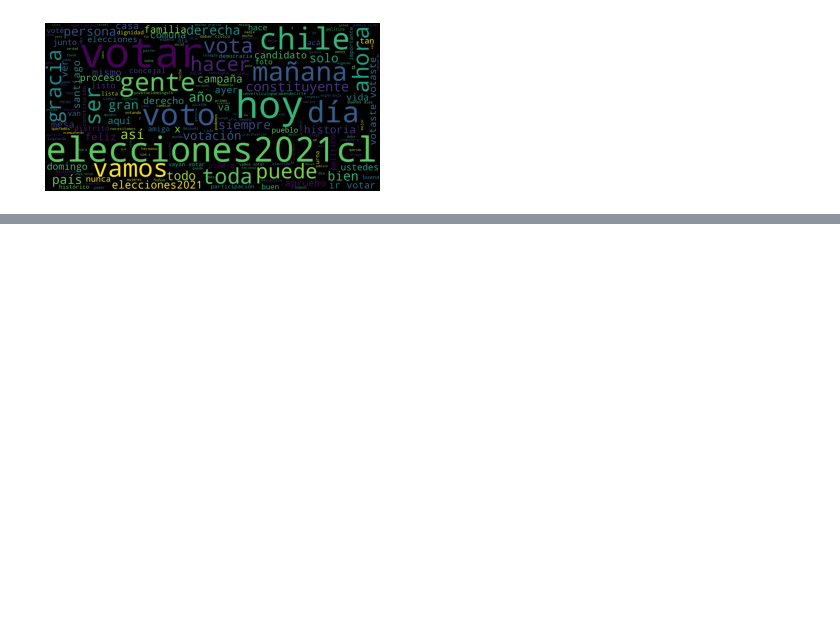
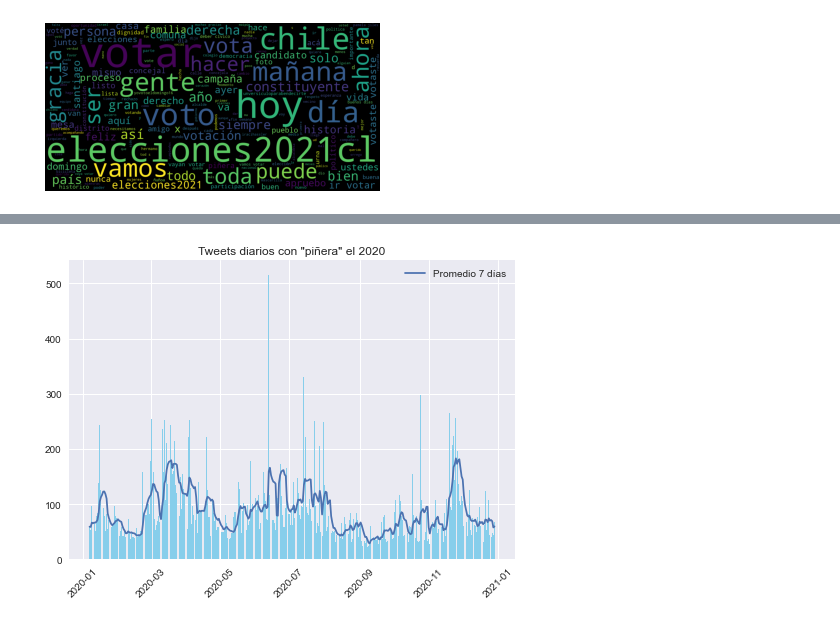
Before and after one commit to jignaciocastro8/data-project, a Jupyter notebook: tweets_data_review.ipynb, the cells around one changed output, grey strips where cells are left out. Saved outputs shown, nothing was run; the diff lists cells and outputs as text; code cells hidden in the pictures; blank space fills up the shorter version.

```diff
--- a/tweets_data_review.ipynb
+++ b/tweets_data_review.ipynb
@@ -167,0 +173,4 @@ wordcloud_tweets(df = votaciones, file_name = 'wordcloud_chile_votaciones', save
+# %%
+pinera = pd.read_csv('data/santiago_pinera_2020.csv')[['username', 'date', 'tweet']]
+pinera['date'] = [datetime.datetime.strptime(date, '%Y-%m-%d') for date in pinera['date']]
+pinera.groupby('date').count()
@@ -167,0 +192,10 @@ wordcloud_tweets(df = votaciones, file_name = 'wordcloud_chile_votaciones', save
+# %%
+group_pinera = pinera.groupby('date').count()
+plt.plot(group_pinera.index[7:], group_pinera['tweet'].rolling(window=7).mean()[7:], label='Promedio 7 días')
+plt.bar(group_pinera.index[7:], group_pinera['tweet'][7:], color='skyblue')
+plt.title('Tweets diarios con "piñera" el 2020')
+plt.legend()
+plt.xticks(rotation=45)
+plt.show()
+# %% [output]
+[figure, added]
```
Also changed, not shown: parts of 14 cells of this notebook, 23 other files.
